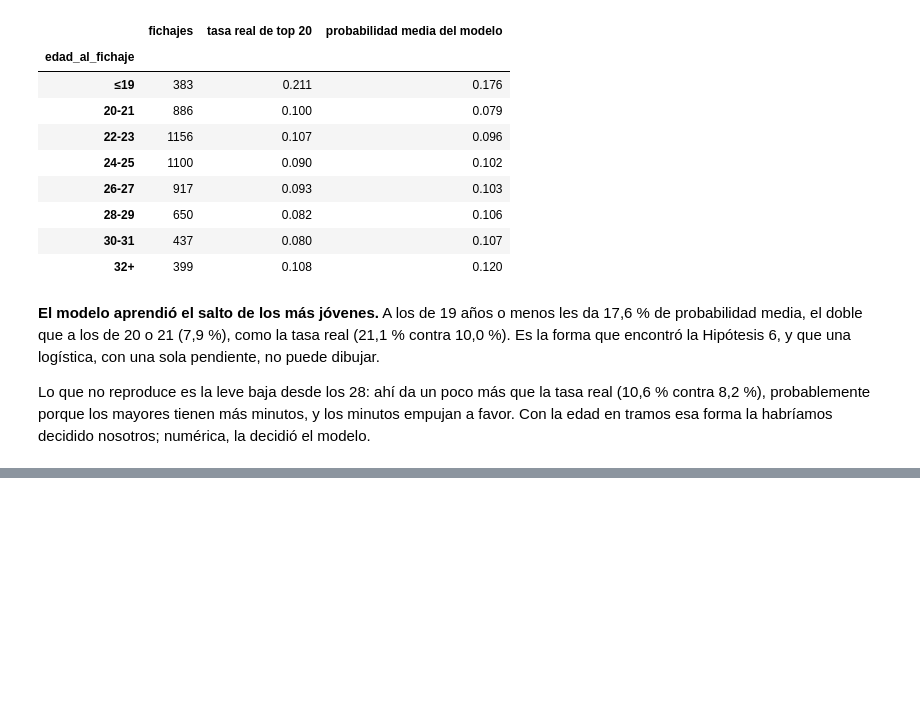
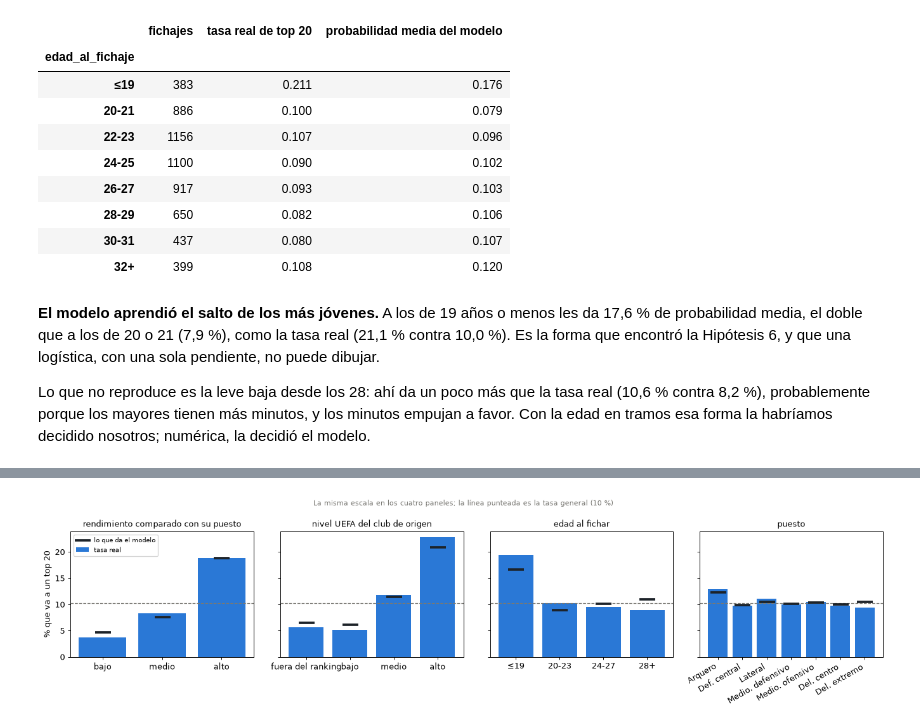
Before and after one commit to LuccaB13/tp-fichajes-airflow, a Jupyter notebook: analisis/entrega3_grupo_7.ipynb, the cells around one changed output, grey strips where cells are left out. Saved outputs shown, nothing was run; the diff lists cells and outputs as text; code cells hidden in the pictures; blank space fills up the shorter version.

```diff
--- a/analisis/entrega3_grupo_7.ipynb
+++ b/analisis/entrega3_grupo_7.ipynb
@@ -1156,0 +1232,68 @@ en tramos esa forma la habríamos decidido nosotros; numérica, la decidió el m
+# %%
+def score_posicion(datos):
+    '''El puntaje de la Entrega 2: promedio de las z de las 7 stats propias del puesto, dentro del puesto.'''
+    score = pd.Series(np.nan, index=datos.index)
+    for rol, propias in ESPECIFICAS.items():
+        filas = datos["grupo_posicion"].eq(rol)
+        v = datos.loc[filas, BASE + propias].apply(pd.to_numeric, errors="coerce")
+        score[filas] = ((v - v.mean()) / v.std()).mean(axis=1)
+    return score
+
+
+def niveles(datos):
+    '''El nivel de cada fichaje en cada factor (para leer el modelo; no entra al modelo).'''
+    coef = np.log1p(datos["club_origen_coeficiente_uefa"])
+    club = pd.qcut(coef, 3, labels=["bajo", "medio", "alto"]).astype(object).fillna("fuera del ranking")
+    return pd.DataFrame({
+        "rendimiento comparado con su puesto": pd.qcut(score_posicion(datos), 3, labels=["bajo", "medio", "alto"]).astype(object),
+        "nivel UEFA del club de origen": club,
+        "liga de origen": np.where(datos["club_origen_liga_es_top5"], "liga top 5", "otra liga"),
+        "edad al fichar": pd.cut(datos["edad_al_fichaje"], [15, 19, 23, 27, 45],
+                                 labels=["≤19", "20-23", "24-27", "28+"]).astype(object),
+        "puesto": datos["grupo_posicion"],
+    }, index=datos.index)
+
+
+ORDEN_NIVELES = {"rendimiento comparado con su puesto": ["bajo", "medio", "alto"],
+                 "nivel UEFA del club de origen": ["fuera del ranking", "bajo", "medio", "alto"],
+                 "liga de origen": ["otra liga", "liga top 5"],
+                 "edad al fichar": ["≤19", "20-23", "24-27", "28+"],
+                 "puesto": ["Arquero", "Defensor central", "Lateral", "Mediocampo defensivo",
+                            "Mediocampo ofensivo", "Delantero centro", "Delantero extremo"]}
+
+# cada fichaje con la probabilidad de un modelo que no lo vio
+proba_todos = pd.Series(np.nan, index=ana.index)
+proba_todos.iloc[idx_train] = proba_cv["random forest"]
+proba_todos.iloc[idx_test] = proba_test
+nv = niveles(ana)
+
+lectura = []
+for factor, orden in ORDEN_NIVELES.items():
+    for nivel in orden:
+        filas = nv[factor].eq(nivel)
+        lectura.append({"factor": factor, "nivel": nivel, "fichajes": int(filas.sum()),
+                        "tasa real de top 20": y[filas].mean(), "probabilidad media del modelo": proba_todos[filas].mean()})
+lectura = pd.DataFrame(lectura)
+
+fig, axes = plt.subplots(1, 4, figsize=(15, 3.8), sharey=True)
+for ax, factor in zip(axes, ["rendimiento comparado con su puesto", "nivel UEFA del club de origen",
+                             "edad al fichar", "puesto"]):
+    t = lectura[lectura["factor"] == factor]
+    x = np.arange(len(t))
+    ax.bar(x, t["tasa real de top 20"] * 100, color="#2a78d6", label="tasa real")
+    ax.scatter(x, t["probabilidad media del modelo"] * 100, color="#1d2329", marker="_", s=400, lw=3,
+               label="lo que da el modelo", zorder=3)
+    ax.axhline(y.mean() * 100, color="#7a7974", ls="--", lw=1)
+    etiquetas = [n.replace("Mediocampo", "Medio.").replace("Delantero", "Del.").replace("Defensor", "Def.")
+                 for n in t["nivel"]]
+    ax.set_xticks(x, etiquetas, rotation=30 if factor == "puesto" else 0, ha="right" if factor == "puesto" else "center")
+    ax.set_title(factor, fontsize=10)
+axes[0].set_ylabel("% que va a un top 20")
+axes[0].legend(fontsize=8, loc="upper left")
+plt.suptitle("La misma escala en los cuatro paneles; la línea punteada es la tasa general (10 %)", fontsize=9,
+             color="#7a7974")
+plt.tight_layout()
+plt.show()
+lectura.round(3)
+# %% [output]
+[figure, added]
```
Also changed, not shown: parts of 8 cells of this notebook, 5 other files.
